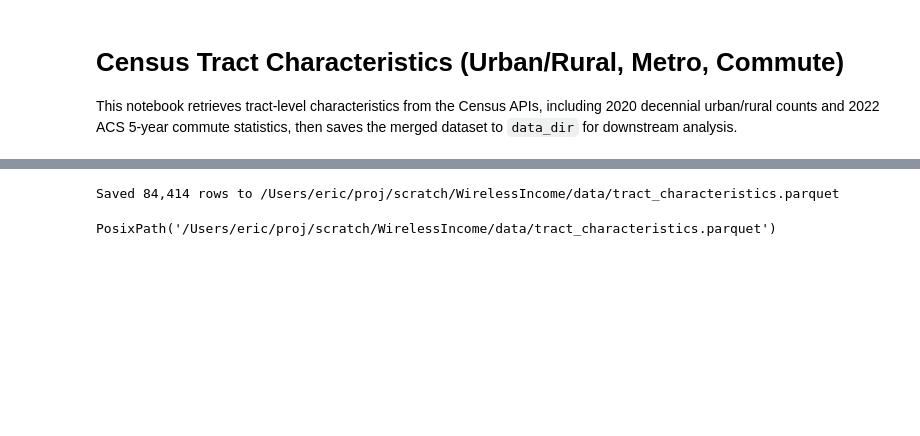
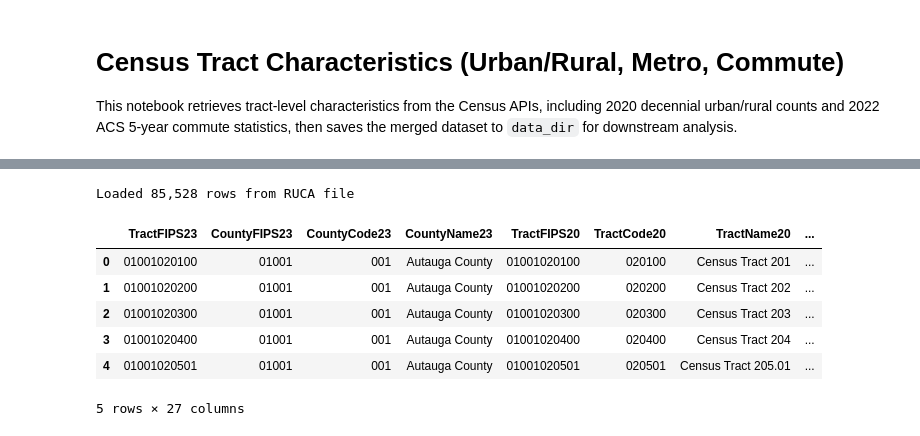
Before and after one commit to maxbusboom/WirelessIncome, a Jupyter notebook: notebooks/ericbusboom/02c_tract_characteristics.ipynb, the cells around one changed output, grey strips where cells are left out. Drawn from its saved outputs; the diff is of its cells as text; code cells hidden in the pictures; blank space fills up the shorter version.

```diff
--- a/notebooks/ericbusboom/02c_tract_characteristics.ipynb
+++ b/notebooks/ericbusboom/02c_tract_characteristics.ipynb
@@ -225,8 +24,16 @@ print(df["is_metro"].value_counts(dropna=False))
-# %%
-output_path = data_dir / "tract_characteristics.parquet"
-df.to_parquet(output_path, index=False)
-print(f"Saved {len(df):,} rows to {output_path}")
-output_path
-# %% [output]
-Saved 84,414 rows to /Users/eric/proj/scratch/WirelessIncome/data/tract_characteristics.parquet
-PosixPath('/Users/eric/proj/scratch/WirelessIncome/data/tract_characteristics.parquet')
+# %%
+chara_url = "https://ers.usda.gov/sites/default/files/_laserfiche/DataFiles/53241/RUCA-codes-2020-tract.csv"
+
+# USDA encodes this file as Latin-1, so specify the encoding to avoid decode errors.
+df = pd.read_csv(chara_url, encoding="latin-1", dtype=str, low_memory=False)
+print(f"Loaded {len(df):,} rows from RUCA file")
+df.head()
+# %% [output]
+Loaded 85,528 rows from RUCA file
+|  | TractFIPS23 | CountyFIPS23 | CountyCode23 | CountyName23 | TractFIPS20 | TractCode20 | TractName20 | ... |
+| 0 | 01001020100 | 01001 | 001 | Autauga County | 01001020100 | 020100 | Census Tract 201 | ... |
+| 1 | 01001020200 | 01001 | 001 | Autauga County | 01001020200 | 020200 | Census Tract 202 | ... |
+| 2 | 01001020300 | 01001 | 001 | Autauga County | 01001020300 | 020300 | Census Tract 203 | ... |
+| 3 | 01001020400 | 01001 | 001 | Autauga County | 01001020400 | 020400 | Census Tract 204 | ... |
+| 4 | 01001020501 | 01001 | 001 | Autauga County | 01001020501 | 020501 | Census Tract 205.01 | ... |
+5 rows × 27 columns
```
Also changed, not shown: parts of 12 cells of this notebook, 5 other files.
